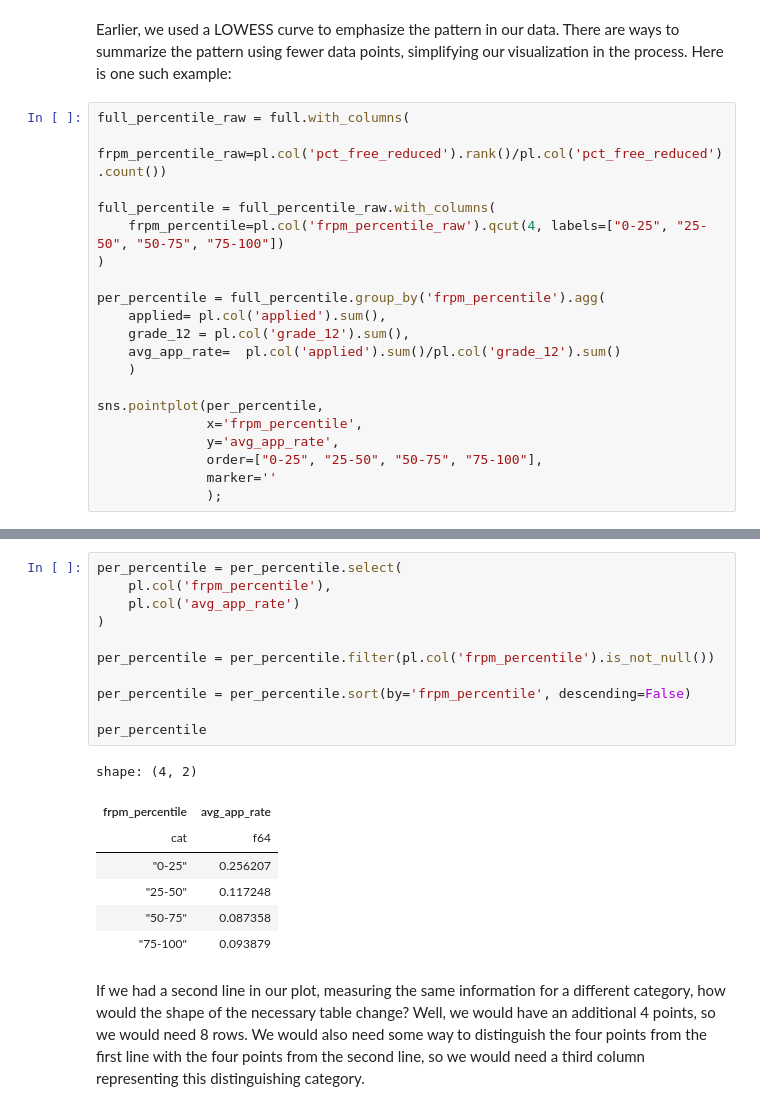
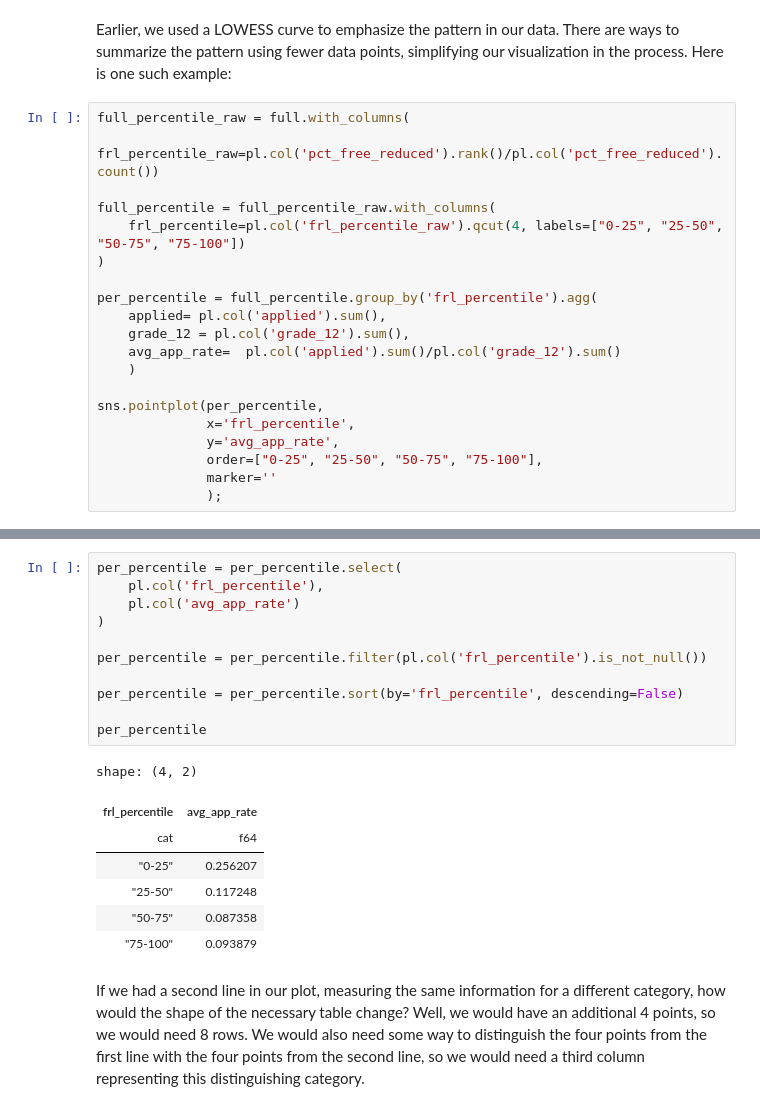
Before and after one commit to DS-100/course-notes, a Jupyter notebook: content/new_eda_2/new_eda_2.ipynb, the cells around one changed output, grey strips where cells are left out. Saved outputs shown, nothing was run; the diff lists cells and outputs as text.

```diff
--- a/content/new_eda_2/new_eda_2.ipynb
+++ b/content/new_eda_2/new_eda_2.ipynb
@@ -510,20 +510,20 @@ sns.scatterplot(full,
 Earlier, we used a LOWESS curve to emphasize the pattern in our data. There are ways to summarize the pattern using fewer data points, simplifying our visualization in the process. Here is one such example:
 # %%
 full_percentile_raw = full.with_columns(
-    frpm_percentile_raw=pl.col('pct_free_reduced').rank()/pl.col('pct_free_reduced').count())
+    frl_percentile_raw=pl.col('pct_free_reduced').rank()/pl.col('pct_free_reduced').count())
 
 full_percentile = full_percentile_raw.with_columns(
-    frpm_percentile=pl.col('frpm_percentile_raw').qcut(4, labels=["0-25", "25-50", "50-75", "75-100"])
+    frl_percentile=pl.col('frl_percentile_raw').qcut(4, labels=["0-25", "25-50", "50-75", "75-100"])
 )
 
-per_percentile = full_percentile.group_by('frpm_percentile').agg(
+per_percentile = full_percentile.group_by('frl_percentile').agg(
     applied= pl.col('applied').sum(),
     grade_12 = pl.col('grade_12').sum(),
     avg_app_rate=  pl.col('applied').sum()/pl.col('grade_12').sum()
     )
 
 sns.pointplot(per_percentile,
-              x='frpm_percentile',
+              x='frl_percentile',
               y='avg_app_rate',
               order=["0-25", "25-50", "50-75", "75-100"],
               marker=''
@@ -556,18 +556,18 @@ Let's think about the information you need in order to create our new, simpler v
 As per tidy data principles, we want 1 row for each point, so our table should have 4 points. We also have 2 features, one measured along the x-axis and the other along the y-axis, so our table needs two columns.
 # %%
 per_percentile = per_percentile.select(
-    pl.col('frpm_percentile'),
+    pl.col('frl_percentile'),
     pl.col('avg_app_rate')
 )
 
-per_percentile = per_percentile.filter(pl.col('frpm_percentile').is_not_null())
+per_percentile = per_percentile.filter(pl.col('frl_percentile').is_not_null())
 
-per_percentile = per_percentile.sort(by='frpm_percentile', descending=False)
+per_percentile = per_percentile.sort(by='frl_percentile', descending=False)
 
 per_percentile
 # %% [output]
 shape: (4, 2)
-| frpm_percentile | avg_app_rate |
+| frl_percentile | avg_app_rate |
 | cat | f64 |
 | "0-25" | 0.256207 |
 | "25-50" | 0.117248 |
```
Also changed, not shown: parts of 20 cells of this notebook.
